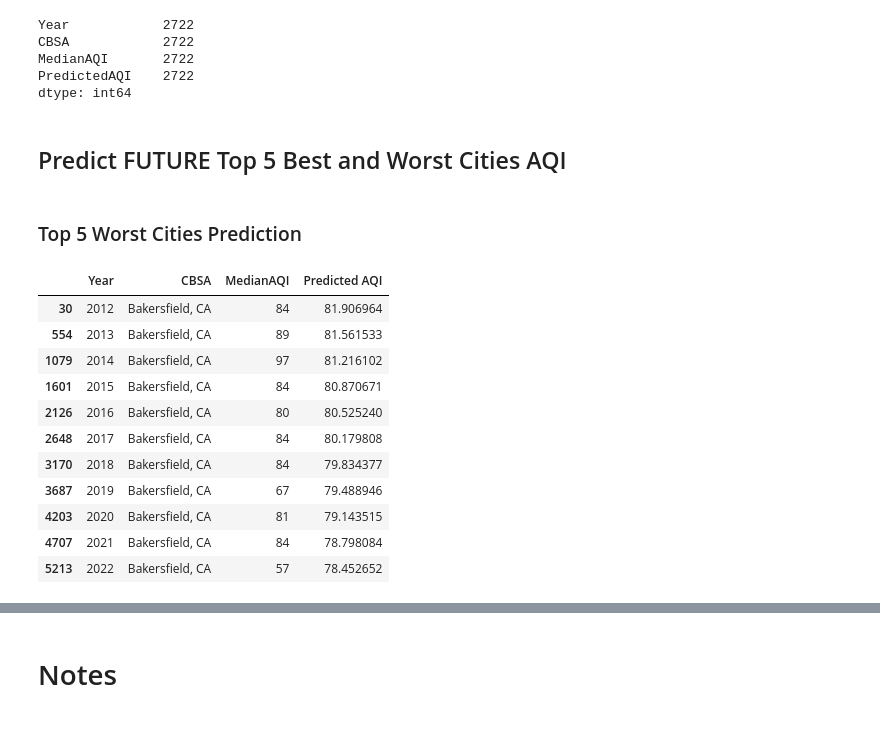
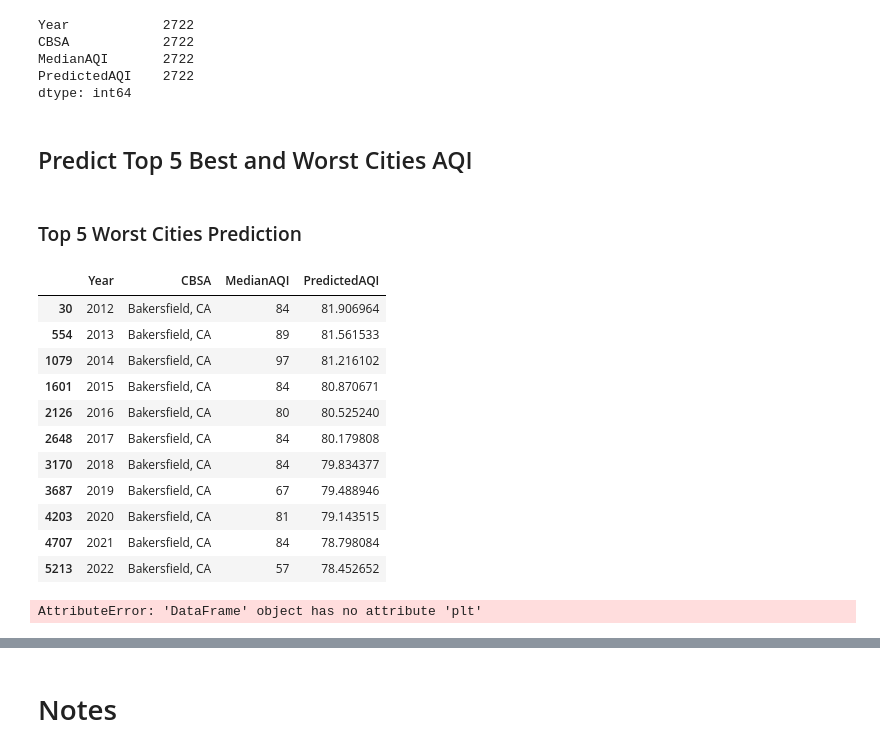
Before and after one commit to salvamike/US_Pollution-Project, a Jupyter notebook: ETL & Machine Learning/Machine_Model_Sam.ipynb, the cells around one changed output, grey strips where cells are left out. Cells and saved outputs as stored; diff of their text form; code cells hidden in the pictures.

```diff
--- a/ETL & Machine Learning/Machine_Model_Sam.ipynb
+++ b/ETL & Machine Learning/Machine_Model_Sam.ipynb
@@ -582,14 +582,15 @@ MedianAQI       2722
 PredictedAQI    2722
 dtype: int64
 # %% [markdown]
-## Predict FUTURE Top 5 Best and Worst Cities AQI
+## Predict Top 5 Best and Worst Cities AQI
 # %% [markdown]
 ### Top 5 Worst Cities Prediction
 # %%
 # Predict bakersfield, CA
-Predicted_AQI.loc[Predicted_AQI["CBSA"]=='Bakersfield, CA']
+Bakersfield = Predicted_AQI.loc[Predicted_AQI["CBSA"]=='Bakersfield, CA']
+Bakersfield
 # %% [output]
-|  | Year | CBSA | MedianAQI | Predicted AQI |
+|  | Year | CBSA | MedianAQI | PredictedAQI |
 | 30 | 2012 | Bakersfield, CA | 84 | 81.906964 |
 | 554 | 2013 | Bakersfield, CA | 89 | 81.561533 |
 | 1079 | 2014 | Bakersfield, CA | 97 | 81.216102 |
@@ -601,3 +602,11 @@ Predicted_AQI.loc[Predicted_AQI["CBSA"]=='Bakersfield, CA']
 | 4203 | 2020 | Bakersfield, CA | 81 | 79.143515 |
 | 4707 | 2021 | Bakersfield, CA | 84 | 78.798084 |
 | 5213 | 2022 | Bakersfield, CA | 57 | 78.452652 |
+# %%
+# visualize bakersfield
+plt.plot(x= "Year", y="MedianAQI", label = "Actual Median AQI")
+plt.plot(x= "Year", y= "PredictedAQI", label = "Predicted AQI")
+plt.legend()
+plt.show()
+# %% [output]
+AttributeError: 'DataFrame' object has no attribute 'plt'
```
Also changed, not shown: parts of 9 cells of this notebook, 3 other files.
